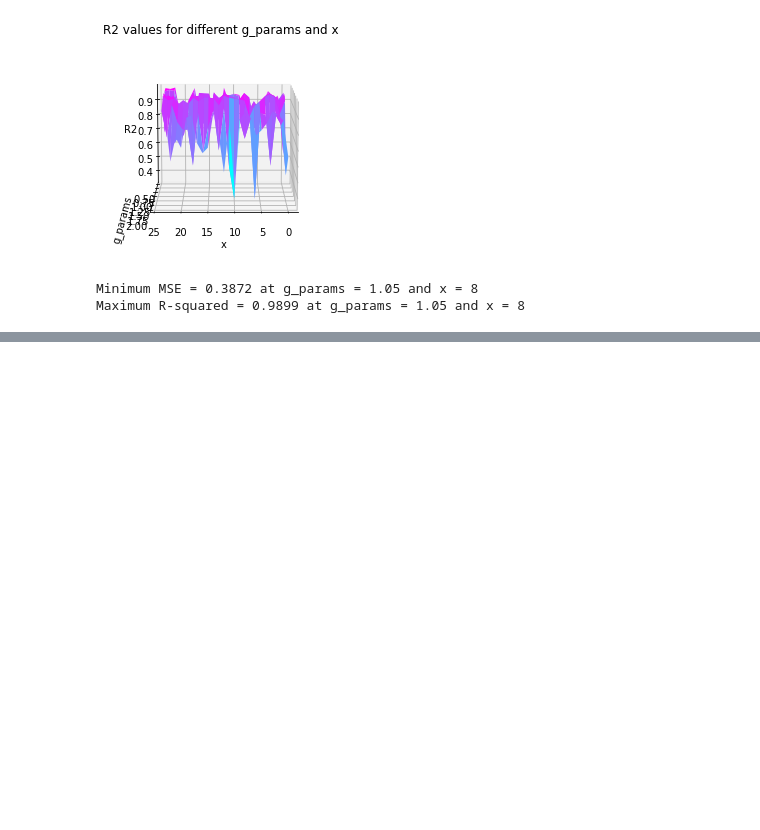
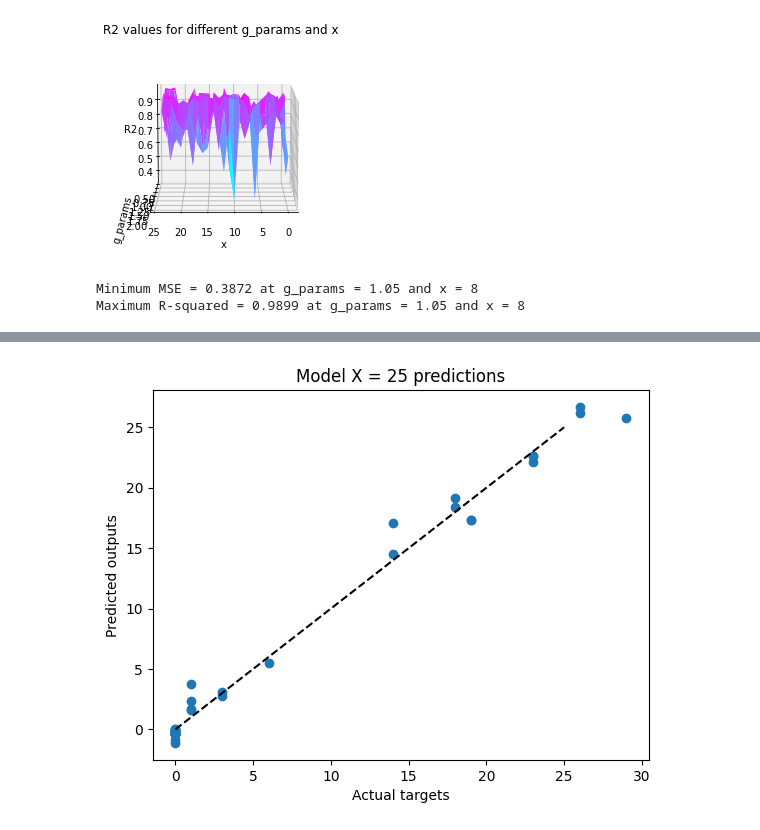
Before and after one commit to LawsonHutter/RNN_working_memory, a Jupyter notebook: RNN_working_memory_Project.ipynb, the cells around one changed output, grey strips where cells are left out. Saved outputs shown, nothing was run; the diff lists cells and outputs as text; code cells hidden in the pictures; blank space fills up the shorter version.

```diff
--- a/RNN_working_memory_Project.ipynb
+++ b/RNN_working_memory_Project.ipynb
@@ -736,0 +1040,23 @@ Maximum R-squared = 0.9899 at g_params = 1.05 and x = 8
+# %%
+# Create a list to store the models
+models = []
+
+# Define the EarlyStopping callback
+early_stop = EarlyStopping(monitor='loss', patience=10, mode='min', verbose=1)
+
+# Loop over the range of x values
+for x in range(0, max_X):
+
+    # Define the model architecture
+    model_ = Sequential()
+    model_.add(SimpleRNN(128, input_shape=(None, 1000), recurrent_initializer='glorot_uniform'))
+    model_.add(Dense(1))
+
+    # Add a Dense output layer with a single unit
+    model_.add(Dense(1))
+
+    # Compile the model with mean squared error loss
+    model_.compile(optimizer='adam', loss='mse')
+
+    # Append the model to the list
+    models.append(model_)
@@ -736,0 +1153,16 @@ Maximum R-squared = 0.9899 at g_params = 1.05 and x = 8
+# %%
+# Load the saved model for this value of x
+model_ = models[12]
+
+# Predict the outputs for the test set
+predictions = model_.predict(X_test[12].reshape(-1, 1, 1000))
+
+# Plot best results
+plt.figure()
+plt.scatter(Y_test[12], predictions)
+plt.plot([0, 25], [0, 25], linestyle='--', color='k')  # add a diagonal line y=x
+plt.xlabel('Actual targets')
+plt.ylabel('Predicted outputs')
+plt.title(f'Model X = {x+1} predictions')
+plt.show()
+# %% [output]
@@ -736,0 +1170 @@ Maximum R-squared = 0.9899 at g_params = 1.05 and x = 8
+[figure, added]
```
Also changed, not shown: parts of 33 cells of this notebook.
